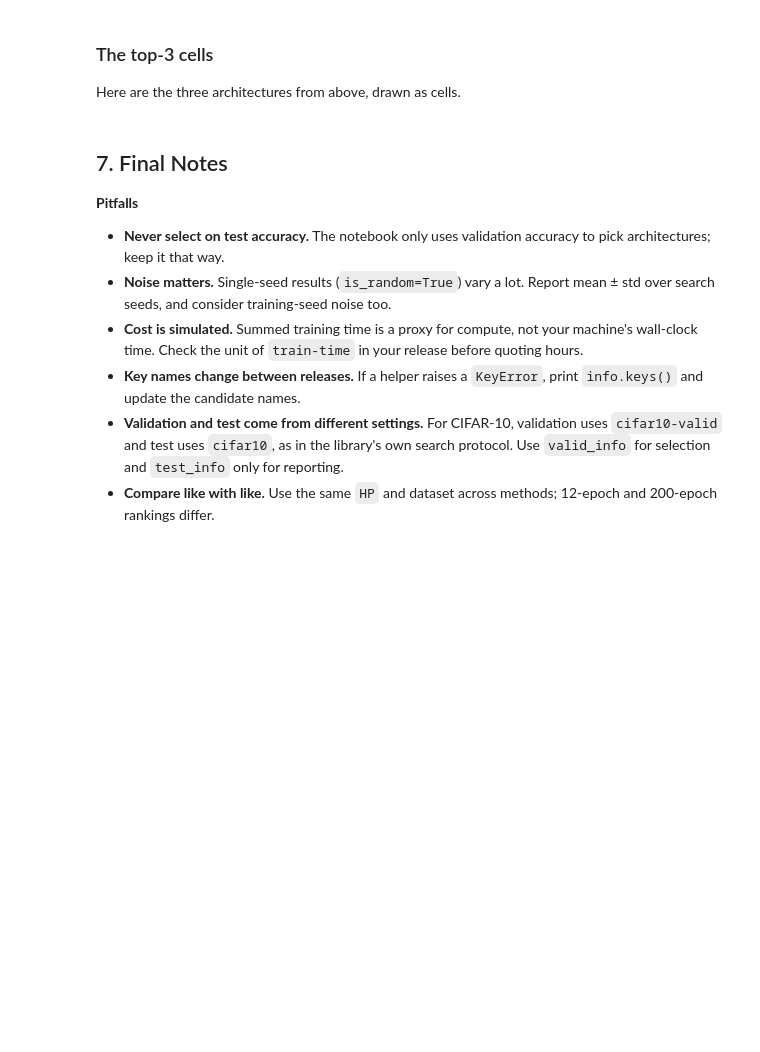
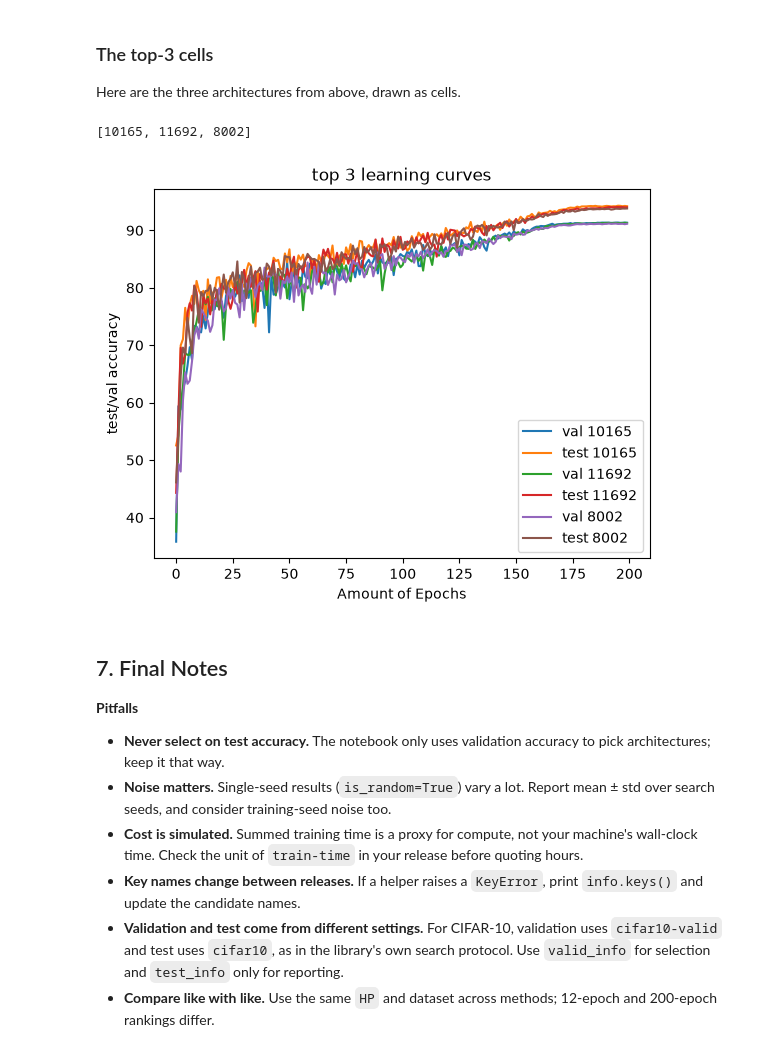
Before and after one commit to MrHydrion/AutoML-assignment2, a Jupyter notebook: nats_bench_tutorial.ipynb, the cells around one changed output. Drawn from its saved outputs; the diff is of its cells as text; code cells hidden in the pictures; blank space fills up the shorter version.

```diff
--- a/nats_bench_tutorial.ipynb
+++ b/nats_bench_tutorial.ipynb
@@ -266,20 +342,49 @@ Take the three architectures with the best validation accuracy across all seeds,
 
 Here are the three architectures from above, drawn as cells.
 # %%
+architecture = {}
+
+for run in all_runs.values():
+    for record in run:
+        idx = record["idx"]
+        val_acc = record["val_accuracy"]
+
+        if idx not in architecture or val_acc > architecture[idx]:
+            architecture[idx] = val_acc
+
+
+top3 = sorted(architecture, key=lambda idx: architecture[idx], reverse=True)[:3]
+print(top3)
+
+
 def learning_curve(idx, dataset, hp_schedule):
     vals, tests = [], []
     for e in range(200):
         name = 'cifar10-valid' if dataset == 'cifar10' else dataset
         # things get ugly below. note that we call the api twice, and that we need different dataset names for CIFAR-10
         vals.append(api.get_more_info(idx, name, hp=hp_schedule, iepoch=e, is_random=False)['valid-accuracy'])
         tests.append(api.get_more_info(idx, dataset, hp=hp_schedule, iepoch=e, is_random=False)['test-accuracy'])
 
     return np.array(vals), np.array(tests)
 
 # replace 1, 2, 3 with the indexes of the top three architectures
 
-curves = {r: learning_curve(r, DATASET, 200) for r in [1, 2, 3]}
-print(curves)
+curves = {r: learning_curve(r, DATASET, 200) for r in top3}
+
+idx = 0
+for val, test in curves.values():
+    plt.plot(range(200), val, label=f"val {top3[idx]}" )
+    plt.plot(range(200), test, label=f"test {top3[idx]}" )
+    idx += 1
+
+plt.legend()
+plt.xlabel("Amount of Epochs")
+plt.ylabel("test/val accuracy")
+plt.title("top 3 learning curves")
+plt.show()
+# %% [output]
+[10165, 11692, 8002]
+[figure, added]
 # %% [markdown]
 ## 7. Final Notes
 
```
Also changed, not shown: parts of 3 cells of this notebook.
